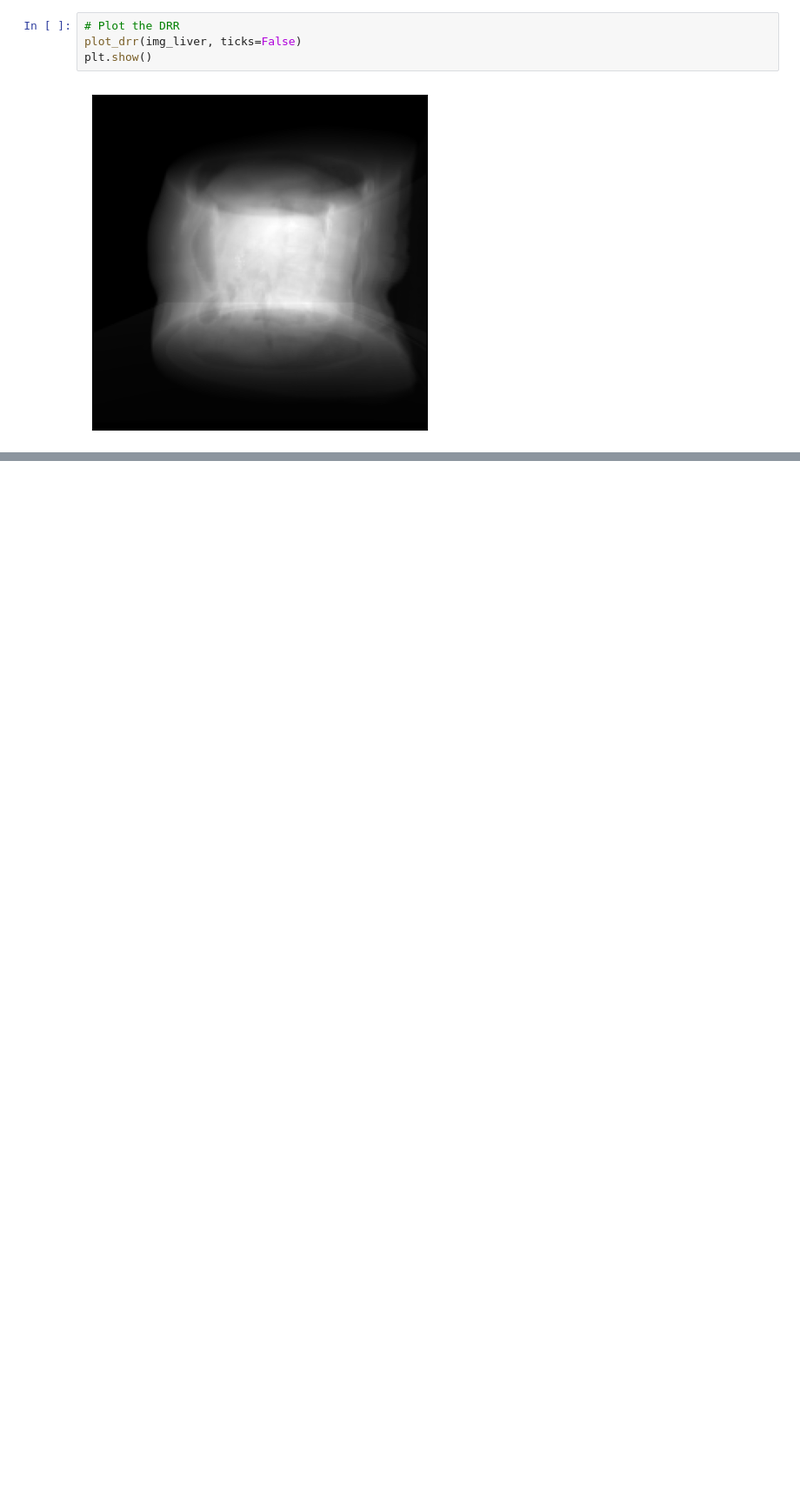
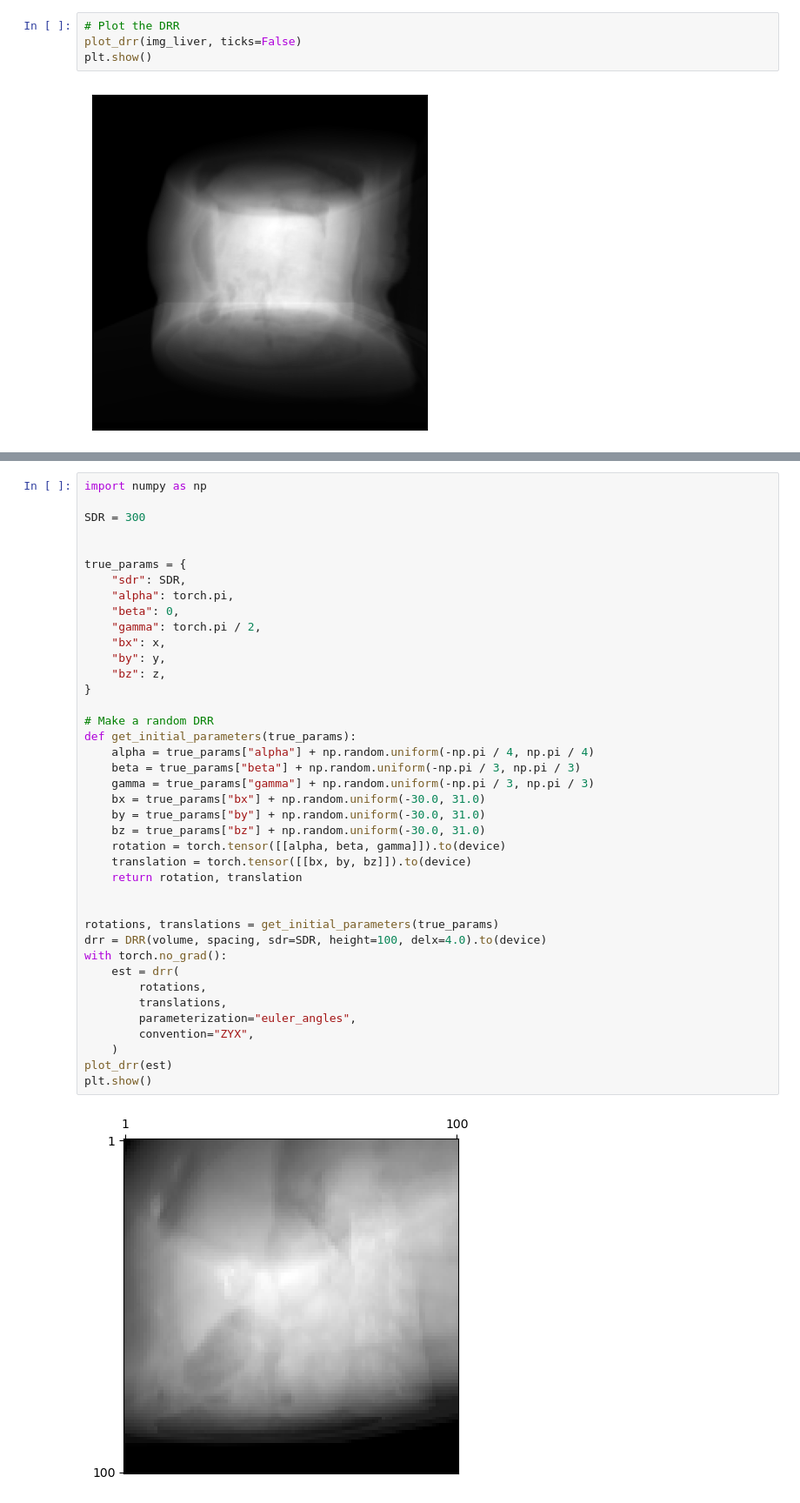
Before and after one commit to LucianoDeben/5ARIP10-ITP-T3G3, a Jupyter notebook: notebooks/drr.ipynb, the cells around one changed output, grey strips where cells are left out. Shown: that part at 87% size. Drawn from its saved outputs; the diff is of its cells as text; blank space fills up the shorter version.

```diff
--- a/notebooks/drr.ipynb
+++ b/notebooks/drr.ipynb
@@ -191,0 +209,42 @@ IFrame("render.html", height=500, width=749)
+# %%
+import numpy as np
+
+SDR = 300
+
+
+true_params = {
+    "sdr": SDR,
+    "alpha": torch.pi,
+    "beta": 0,
+    "gamma": torch.pi / 2,
+    "bx": x,
+    "by": y,
+    "bz": z,
+}
+
+# Make a random DRR
+def get_initial_parameters(true_params):
+    alpha = true_params["alpha"] + np.random.uniform(-np.pi / 4, np.pi / 4)
+    beta = true_params["beta"] + np.random.uniform(-np.pi / 3, np.pi / 3)
+    gamma = true_params["gamma"] + np.random.uniform(-np.pi / 3, np.pi / 3)
+    bx = true_params["bx"] + np.random.uniform(-30.0, 31.0)
+    by = true_params["by"] + np.random.uniform(-30.0, 31.0)
+    bz = true_params["bz"] + np.random.uniform(-30.0, 31.0)
+    rotation = torch.tensor([[alpha, beta, gamma]]).to(device)
+    translation = torch.tensor([[bx, by, bz]]).to(device)
+    return rotation, translation
+
+
+rotations, translations = get_initial_parameters(true_params)
+drr = DRR(volume, spacing, sdr=SDR, height=100, delx=4.0).to(device)
+with torch.no_grad():
+    est = drr(
+        rotations,
+        translations,
+        parameterization="euler_angles",
+        convention="ZYX",
+    )
+plot_drr(est)
+plt.show()
+# %% [output]
+[figure, added]
```
Also changed, not shown: parts of 13 cells of this notebook, 12 other files.
